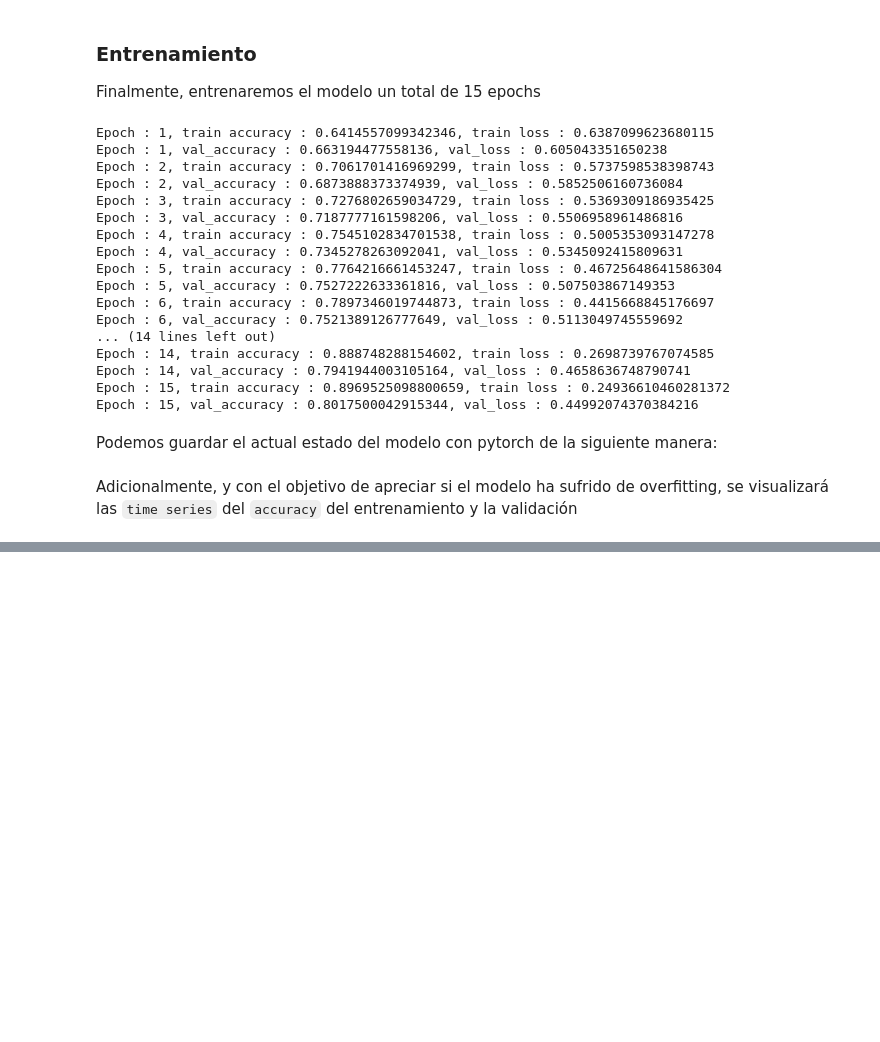
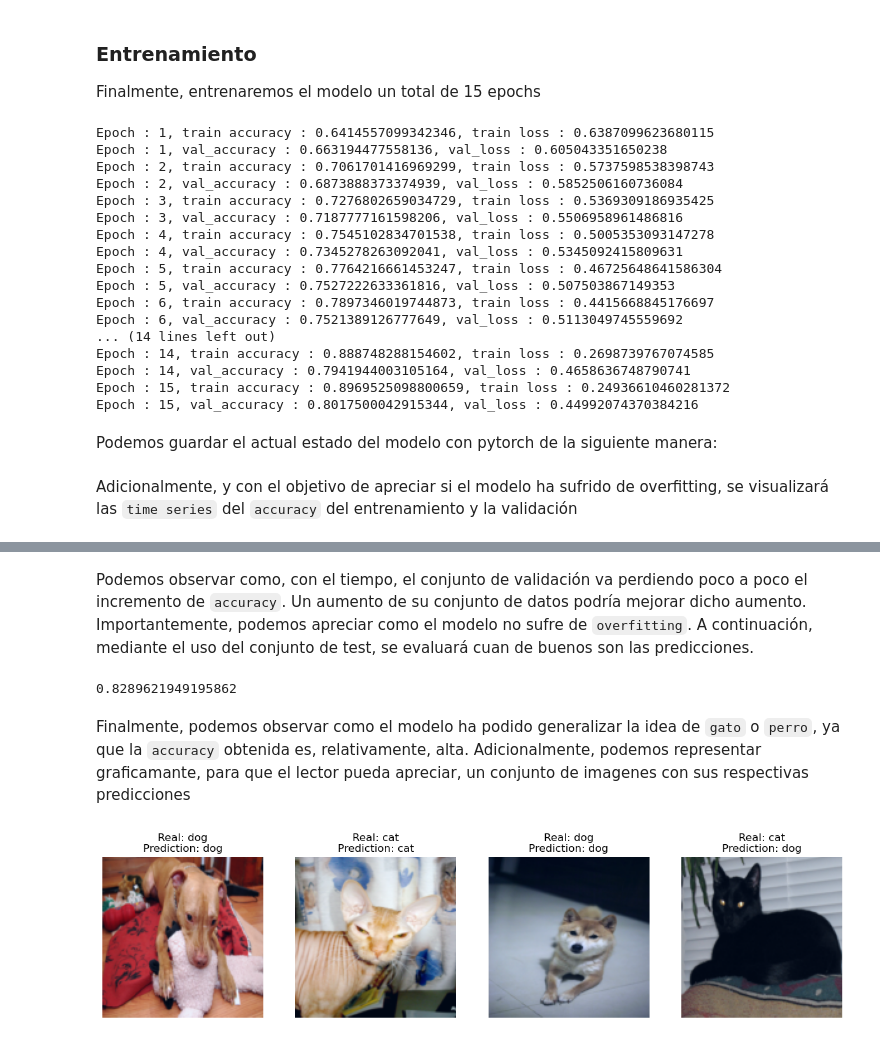
Before and after one commit to Zygmut/AA_Practica2, a Jupyter notebook: src/assesment_2.ipynb, the cells around one changed output, grey strips where cells are left out. Drawn from its saved outputs; the diff is of its cells as text; code cells hidden in the pictures; blank space fills up the shorter version.

```diff
--- a/src/assesment_2.ipynb
+++ b/src/assesment_2.ipynb
@@ -431 +429,51 @@ plt.show()
 [figure]
+# %% [markdown]
+Podemos observar como, con el tiempo, el conjunto de validación va perdiendo poco a poco el incremento de `accuracy`. Un aumento de su conjunto de datos podría mejorar dicho aumento. Importantemente, podemos apreciar como el modelo no sufre de `overfitting`. A continuación, mediante el uso del conjunto de test, se evaluará cuan de buenos son las predicciones.
+# %%
+model.eval()
+
+overall_acc = 0
+for image, label in test_dl:
+    image, label = [data.to(CONFIG.get("DEVICE")) for data in (image, label)]
+
+    test_output = model(image)
+    acc = float((test_output.argmax(dim=1) == label).float().mean())
+    overall_acc += acc / len(test_dl)
+
+overall_acc
+# %% [output]
+0.8289621949195862
+# %% [markdown]
+Finalmente, podemos observar como el modelo ha podido generalizar la idea de `gato` o `perro`, ya que la `accuracy` obtenida es, relativamente, alta. Adicionalmente, podemos representar graficamante, para que el lector pueda apreciar, un conjunto de imagenes con sus respectivas predicciones
+# %%
+def show_predictions(model, data_loader, n_images=4):
+    test_cat_dog_pairs = list(zip(*next(iter(data_loader))))
+
+    random_images = random.sample(test_cat_dog_pairs, n_images)
+
+    fig, axs = plt.subplots(1, n_images, figsize=(15, 10))
+
+    def label_str(label):
+        return "dog" if int(label) == 1 else "cat"
+
+    for i, (image, label) in enumerate(random_images):
+        prediction = model(torch.unsqueeze(image, 0)).argmax(dim=1)
+        image = image.detach().cpu().numpy()
+
+        if image.shape[0] == 1:
+            image = np.repeat(image, 3, axis=0)
+
+        image = (image - image.min()) / (image.max() - image.min())
+
+        axs[i].imshow(np.transpose(image, (1, 2, 0)), vmin=0, vmax=1)
+        axs[i].set_title(
+            f"Real: {label_str(label)}\nPrediction: {label_str(prediction)}"
+        )
+        axs[i].axis("off")
+
+    plt.show()
+
+
+show_predictions(model, test_dl)
+# %% [output]
+[figure, added]
```
Also changed, not shown: parts of 5 cells of this notebook.
